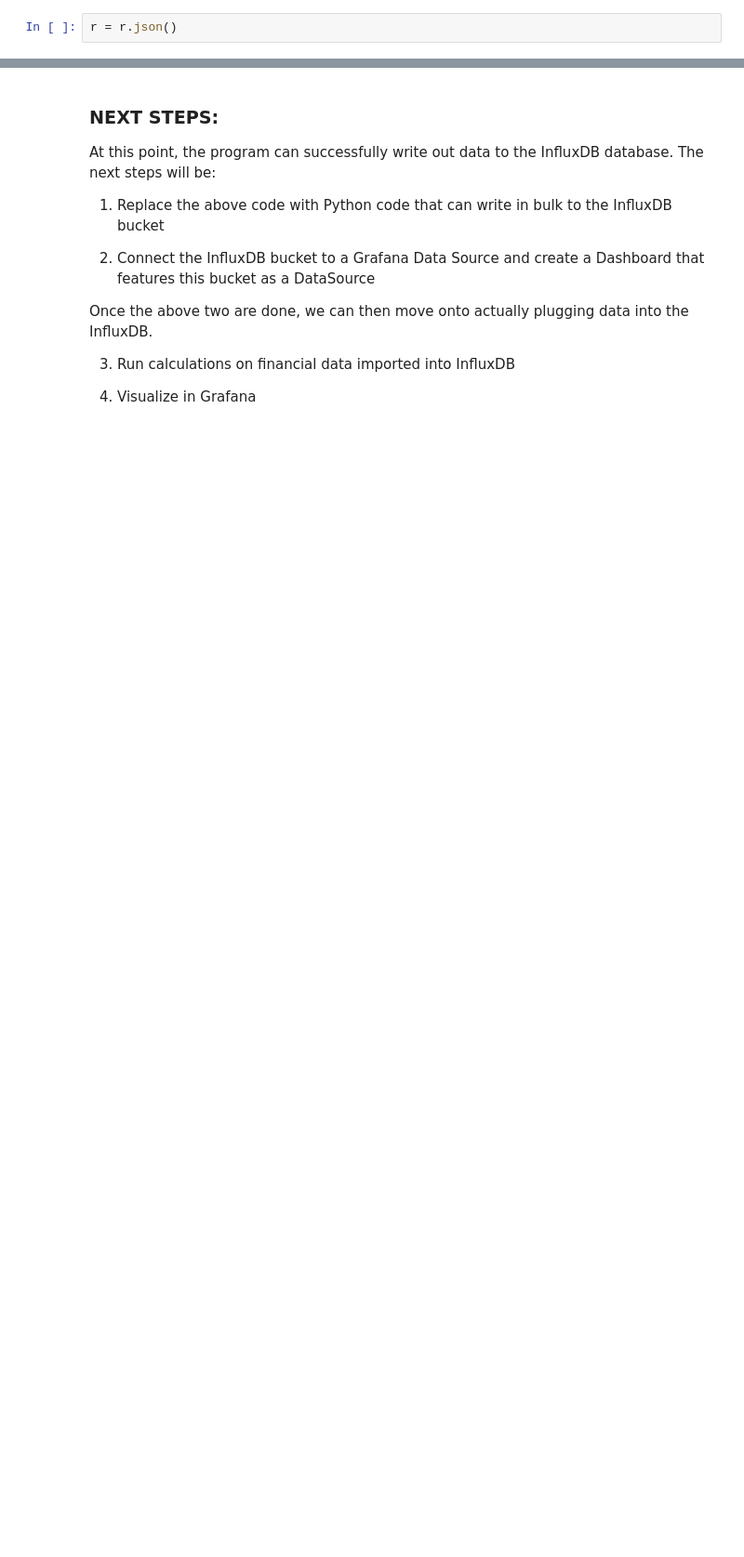
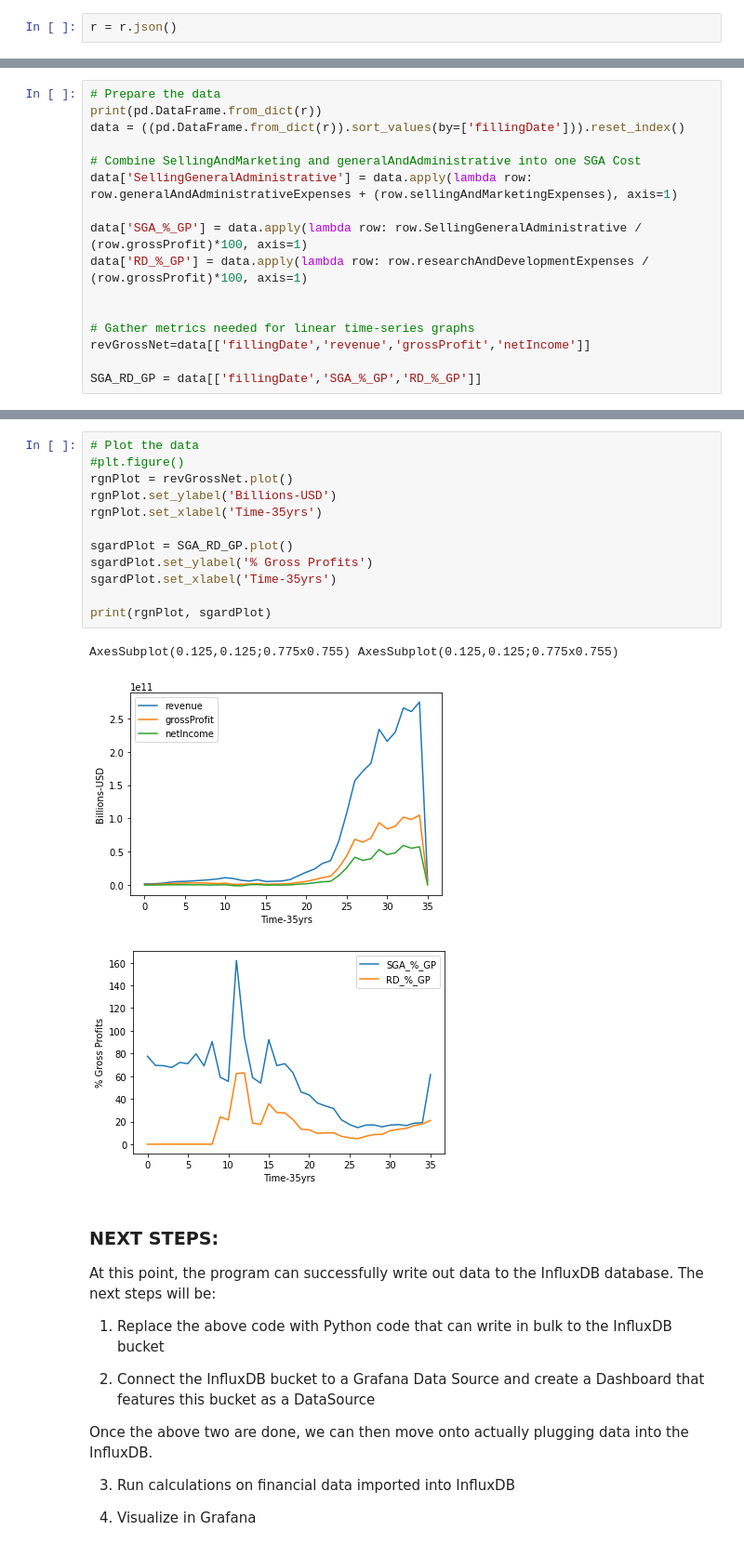
Before and after one commit to sammmoran/FlagShip, a Jupyter notebook: data-collector.ipynb, the cells around one changed output, grey strips where cells are left out. Shown at 93% size. Cells and saved outputs as stored; diff of their text form; blank space fills up the shorter version.

Commit message:
first graphs--bug fix needed

```diff
--- a/data-collector.ipynb
+++ b/data-collector.ipynb
@@ -64,0 +30,16 @@ ax
+# %%
+# Prepare the data
+print(pd.DataFrame.from_dict(r))
+data = ((pd.DataFrame.from_dict(r)).sort_values(by=['fillingDate'])).reset_index()
+
+# Combine SellingAndMarketing and generalAndAdministrative into one SGA Cost
+data['SellingGeneralAdministrative'] = data.apply(lambda row: row.generalAndAdministrativeExpenses + (row.sellingAndMarketingExpenses), axis=1)
+
+data['SGA_%_GP'] = data.apply(lambda row: row.SellingGeneralAdministrative / (row.grossProfit)*100, axis=1)
+data['RD_%_GP'] = data.apply(lambda row: row.researchAndDevelopmentExpenses / (row.grossProfit)*100, axis=1)
+
+
+# Gather metrics needed for linear time-series graphs
+revGrossNet=data[['fillingDate','revenue','grossProfit','netIncome']]
+
+SGA_RD_GP = data[['fillingDate','SGA_%_GP','RD_%_GP']]
@@ -65,3 +64,19 @@ ax
+# %%
+# Plot the data
+#plt.figure()
+rgnPlot = revGrossNet.plot()
+rgnPlot.set_ylabel('Billions-USD')
+rgnPlot.set_xlabel('Time-35yrs')
+
+sgardPlot = SGA_RD_GP.plot()
+sgardPlot.set_ylabel('% Gross Profits')
+sgardPlot.set_xlabel('Time-35yrs')
+
+print(rgnPlot, sgardPlot)
+# %% [output]
+AxesSubplot(0.125,0.125;0.775x0.755) AxesSubplot(0.125,0.125;0.775x0.755)
+[figure, added]
+[figure, added]
 # %% [markdown]
 ### NEXT STEPS:
 
```
Also changed, not shown: parts of 6 cells of this notebook.
